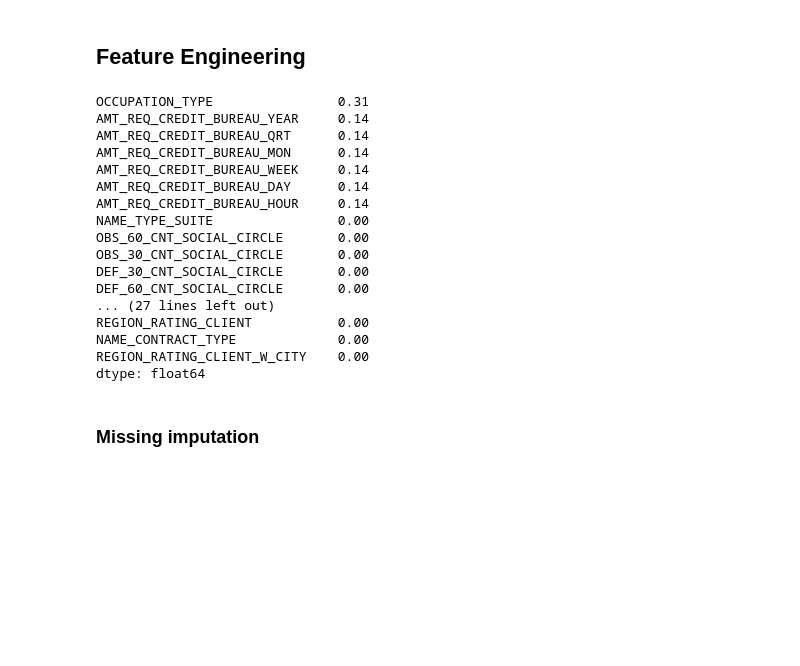
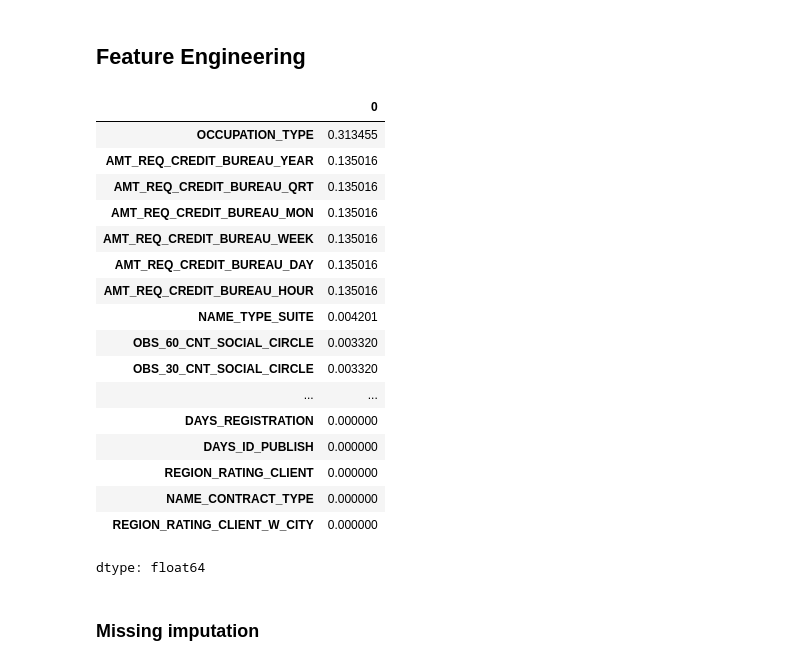
Before and after one commit to htetaunglynn94/portfolio_projects, a Jupyter notebook: eda_on_loan_default.ipynb, the cells around one changed output. Cells and saved outputs as stored; diff of their text form; code cells hidden in the pictures; blank space fills up the shorter version.

```diff
--- a/eda_on_loan_default.ipynb
+++ b/eda_on_loan_default.ipynb
@@ -208,24 +225,25 @@ app_score_col_rmvd.shape
 # %% [markdown]
 ## Feature Engineering
 # %%
-round(app_score_col_rmvd.isnull().sum().sort_values(ascending=False) / app_score_col_rmvd.shape[0],2)
+app_score_col_rmvd.isnull().sum().sort_values(ascending=False) / app_score_col_rmvd.shape[0]
 # %% [output]
+|  | 0 |
+| OCCUPATION_TYPE | 0.313455 |
+| AMT_REQ_CREDIT_BUREAU_YEAR | 0.135016 |
+| AMT_REQ_CREDIT_BUREAU_QRT | 0.135016 |
+| AMT_REQ_CREDIT_BUREAU_MON | 0.135016 |
+| AMT_REQ_CREDIT_BUREAU_WEEK | 0.135016 |
+| AMT_REQ_CREDIT_BUREAU_DAY | 0.135016 |
+| AMT_REQ_CREDIT_BUREAU_HOUR | 0.135016 |
+| NAME_TYPE_SUITE | 0.004201 |
+| OBS_60_CNT_SOCIAL_CIRCLE | 0.003320 |
+| OBS_30_CNT_SOCIAL_CIRCLE | 0.003320 |
+| ... | ... |
+| DAYS_REGISTRATION | 0.000000 |
+| DAYS_ID_PUBLISH | 0.000000 |
+| REGION_RATING_CLIENT | 0.000000 |
+| NAME_CONTRACT_TYPE | 0.000000 |
+| REGION_RATING_CLIENT_W_CITY | 0.000000 |
-OCCUPATION_TYPE                0.31
-AMT_REQ_CREDIT_BUREAU_YEAR     0.14
-AMT_REQ_CREDIT_BUREAU_QRT      0.14
-AMT_REQ_CREDIT_BUREAU_MON      0.14
-AMT_REQ_CREDIT_BUREAU_WEEK     0.14
-AMT_REQ_CREDIT_BUREAU_DAY      0.14
-AMT_REQ_CREDIT_BUREAU_HOUR     0.14
-NAME_TYPE_SUITE                0.00
-OBS_60_CNT_SOCIAL_CIRCLE       0.00
-OBS_30_CNT_SOCIAL_CIRCLE       0.00
-DEF_30_CNT_SOCIAL_CIRCLE       0.00
-DEF_60_CNT_SOCIAL_CIRCLE       0.00
-... (27 lines left out)
-REGION_RATING_CLIENT           0.00
-NAME_CONTRACT_TYPE             0.00
-REGION_RATING_CLIENT_W_CITY    0.00
 dtype: float64
 # %% [markdown]
 ### Missing imputation
```
Also changed, not shown: parts of 12 cells of this notebook.
